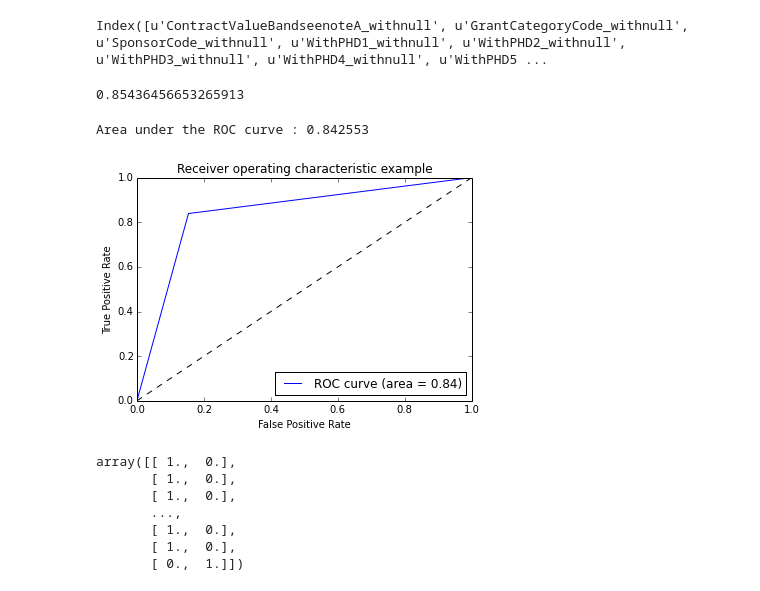
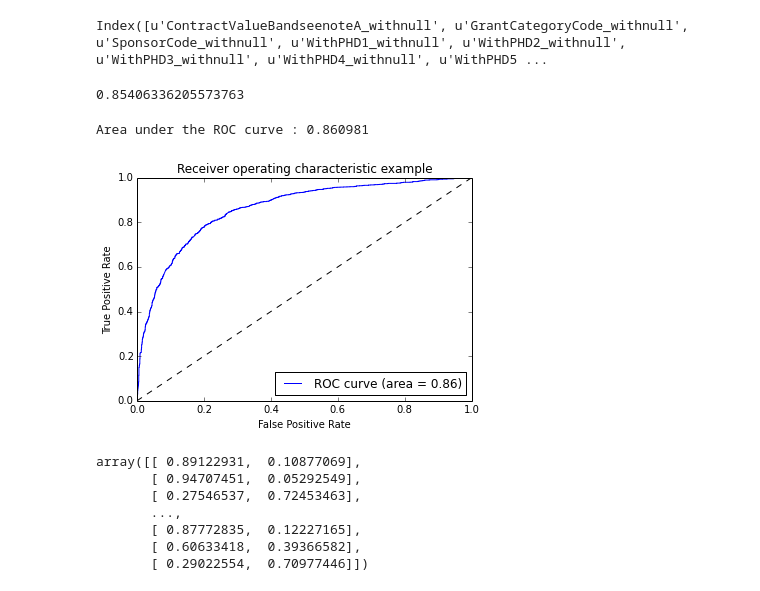
Before and after one commit to realmichaelzyy/cs249project, a Jupyter notebook: kaggle/workspace/classifier/KaggleDataset.ipynb, the cells around one changed output. Cells and saved outputs as stored; diff of their text form; code cells hidden in the pictures.

```diff
--- a/kaggle/workspace/classifier/KaggleDataset.ipynb
+++ b/kaggle/workspace/classifier/KaggleDataset.ipynb
@@ -922,15 +922,15 @@ plotData = pandas.concat([data.loc[:,['ContractValueBandseenoteA_withnull','Gran
 fig = plt.figure(1, figsize=(16, 8))
 ax1 = fig.add_subplot(111)
 
-data = plotData.dropna()
+dropnaData = plotData.dropna()
 
 with plt.xkcd():
-    barData = data[data.ContractValueBandseenoteA_withnull.map(
+    barData = dropnaData[dropnaData.ContractValueBandseenoteA_withnull.map(
                                 lambda x: x != 'Q ' and x != 'P ' and x != 'O ' and x != 'N ' and x != 'M ')]
 
     barData = barData.groupby('ContractValueBandseenoteA_withnull').apply(
-                        lambda x: pandas.Series({'Approved':x.GrantStatus[data.GrantStatus == 1].count(),
-                                                 'Rejected': x.GrantStatus[data.GrantStatus == 0].count()}))
+                        lambda x: pandas.Series({'Approved':x.GrantStatus[dropnaData.GrantStatus == 1].count(),
+                                                 'Rejected': x.GrantStatus[dropnaData.GrantStatus == 0].count()}))
 
     plt.bar(range(len(barData)), list(barData.Approved), color=blue, label='Approved')
     plt.bar(range(len(barData)), list(barData.Rejected), bottom=list(barData.Approved), color=red, label='Rejected')
@@ -1079,16 +1079,16 @@ from sklearn import preprocessing
 
 #pcaColumns = ['MaxContractValue','totalSuccessfulGrants','totalUnsuccessfulGrants', 'totalPubs']
 pcaColumns = ['MaxContractValue','totalSuccessfulGrants','totalUnsuccessfulGrants', 'totalPubs']
-data = plotData.dropna()
+dropnaData = plotData.dropna()
 
-pca = PCA(data.loc[:,pcaColumns])
+pca = PCA(dropnaData.loc[:,pcaColumns])
 
 fig = plt.figure(1, figsize=(12, 10))
 ax1 = fig.add_subplot(111)
 
-ax1.plot(pca.Y[data.GrantStatus.values == 1,0], log10(pca.Y[data.GrantStatus.values == 1,1]),
+ax1.plot(pca.Y[dropnaData.GrantStatus.values == 1,0], log10(pca.Y[dropnaData.GrantStatus.values == 1,1]),
          'o', markersize=7, color=blue, alpha=0.4, label='Accepted')
-ax1.plot(pca.Y[data.GrantStatus.values == 0,0], log10(pca.Y[data.GrantStatus.values == 0,1]),
+ax1.plot(pca.Y[dropnaData.GrantStatus.values == 0,0], log10(pca.Y[dropnaData.GrantStatus.values == 0,1]),
          '^', markersize=7, color=red, alpha=0.4, label='Rejected')
 #ax1.set_xlim([-1.06,-1.055])
 plt.legend(fontsize=14)
@@ -1117,16 +1117,16 @@ from sklearn import preprocessing
 
 pcaColumns = ['totalSuccessfulGrants','totalUnsuccessfulGrants', 'totalPubs']
 #pcaColumns = ['GrantDayofMonth','GrantDayofWeek','GrantMonth','GrantWeek','totalSuccessfulGrants','totalUnsuccessfulGrants', 'totalPubs']
-data = plotData
+#data = plotData
 
-pca = PCA(data.loc[:,pcaColumns])
+pca = PCA(plotData.loc[:,pcaColumns])
 
 fig = plt.figure(1, figsize=(12, 10))
 ax1 = fig.add_subplot(111)
 
-ax1.plot(pca.Y[data.GrantStatus.values == 1,0], log10(pca.Y[data.GrantStatus.values == 1,1]),
+ax1.plot(pca.Y[plotData.GrantStatus.values == 1,0], log10(pca.Y[plotData.GrantStatus.values == 1,1]),
          'o', markersize=7, color=blue, alpha=0.4, label='Accepted')
-ax1.plot(pca.Y[data.GrantStatus.values == 0,0], log10(pca.Y[data.GrantStatus.values == 0,1]),
+ax1.plot(pca.Y[plotData.GrantStatus.values == 0,0], log10(pca.Y[plotData.GrantStatus.values == 0,1]),
          '^', markersize=7, color=red, alpha=0.4, label='Rejected')
 #ax1.set_xlim([-1.06,-1.055])
 plt.legend(fontsize=14)
@@ -1209,43 +1209,43 @@ non2008data = data[data.Startdate.apply(lambda x: x.year) != 2008]
 numpy.mean(cross_val_score(clf,non2008data.iloc[:,non2008data.columns.get_loc('SponsorCode_enc'):].values,non2008data['GrantStatus'].values,cv=5))
 #numpy.mean(cross_val_score(clf,data.iloc[:,data.columns.get_loc('Unnamed: 251')+1:].values,data['GrantStatus'].values,cv=10))
 # %% [output]
-0.85436456653265913
+0.85406336205573763
 # %%
 from sklearn.metrics import roc_curve, auc
 from sklearn import cross_validation, svm
 import matplotlib.pyplot as pl
 
 randomState = numpy.random.RandomState(0)
 
 X_train, X_test, y_train, y_test = cross_validation.train_test_split(data.iloc[:,data.columns.get_loc('SponsorCode_enc')+1:], \
                                                                      data['GrantStatus'], test_size=0.4, random_state=randomState)
 
-#clf = svm.SVC(kernel='linear', probability=True, random_state=0)
+clf = svm.SVC(probability=True, random_state=0)
 probas_ = clf.fit(X_train,y_train).predict_proba(X_test)
 fpr, tpr, thresholds = roc_curve(y_test, probas_[:, 1])
 roc_auc = auc(fpr, tpr)
 print("Area under the ROC curve : %f" % roc_auc)
 
 pl.clf()
 pl.plot(fpr, tpr, label='ROC curve (area = %0.2f)' % roc_auc)
 pl.plot([0, 1], [0, 1], 'k--')
 pl.xlim([0.0, 1.0])
 pl.ylim([0.0, 1.0])
 pl.xlabel('False Positive Rate')
 pl.ylabel('True Positive Rate')
 pl.title('Receiver operating characteristic example')
 pl.legend(loc="lower right")
 pl.show()
 # %% [output]
-Area under the ROC curve : 0.842553
+Area under the ROC curve : 0.860981
-[figure, old version]
+[figure, new version]
 # %%
 probas_
 # %% [output]
-array([[ 1.,  0.],
-       [ 1.,  0.],
-       [ 1.,  0.],
+array([[ 0.89122931,  0.10877069],
+       [ 0.94707451,  0.05292549],
+       [ 0.27546537,  0.72453463],
        ...,
-       [ 1.,  0.],
-       [ 1.,  0.],
-       [ 0.,  1.]])
+       [ 0.87772835,  0.12227165],
+       [ 0.60633418,  0.39366582],
+       [ 0.29022554,  0.70977446]])
```
Also changed, not shown: parts of 3 cells of this notebook.
